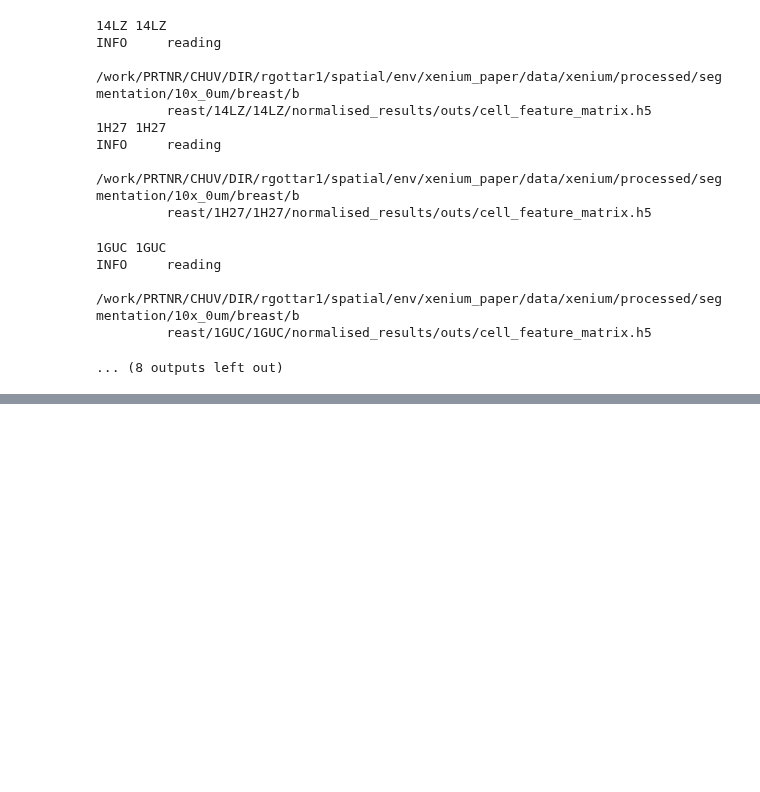
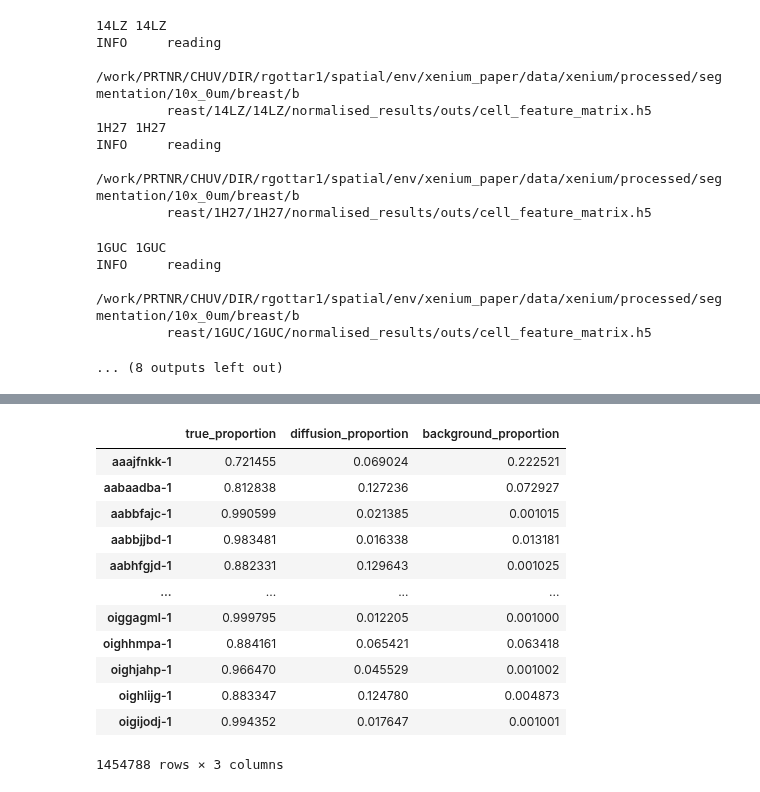
Before and after one commit to bdsc-tds/Bilous2025, a Jupyter notebook: workflow/notebooks/xenium/1-xenium_decontamination_resolvi.ipynb, the cells around one changed output, grey strips where cells are left out. Cells and saved outputs as stored; diff of their text form; code cells hidden in the pictures; blank space fills up the shorter version.

```diff
--- a/workflow/notebooks/xenium/1-xenium_decontamination_resolvi.ipynb
+++ b/workflow/notebooks/xenium/1-xenium_decontamination_resolvi.ipynb
@@ -816,0 +866,16 @@ INFO     reading
+# %%
+samples_proportions
+# %% [output]
+|  | true_proportion | diffusion_proportion | background_proportion |
+| aaajfnkk-1 | 0.721455 | 0.069024 | 0.222521 |
+| aabaadba-1 | 0.812838 | 0.127236 | 0.072927 |
+| aabbfajc-1 | 0.990599 | 0.021385 | 0.001015 |
+| aabbjjbd-1 | 0.983481 | 0.016338 | 0.013181 |
+| aabhfgjd-1 | 0.882331 | 0.129643 | 0.001025 |
+| ... | ... | ... | ... |
+| oiggagml-1 | 0.999795 | 0.012205 | 0.001000 |
+| oighhmpa-1 | 0.884161 | 0.065421 | 0.063418 |
+| oighjahp-1 | 0.966470 | 0.045529 | 0.001002 |
+| oighlijg-1 | 0.883347 | 0.124780 | 0.004873 |
+| oigijodj-1 | 0.994352 | 0.017647 | 0.001001 |
+1454788 rows × 3 columns
```
Also changed, not shown: parts of 6 cells of this notebook, 9 other files.
